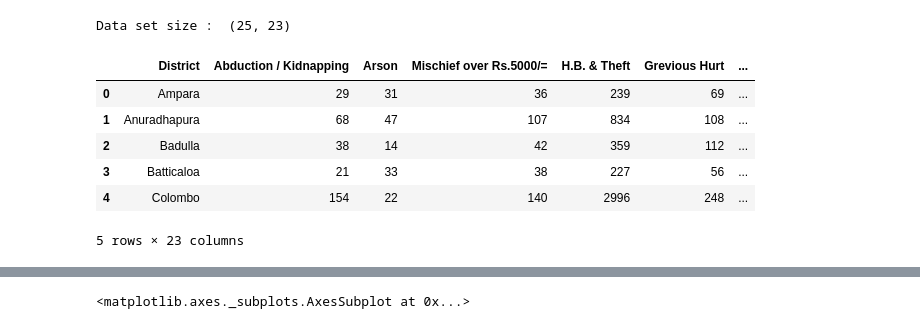
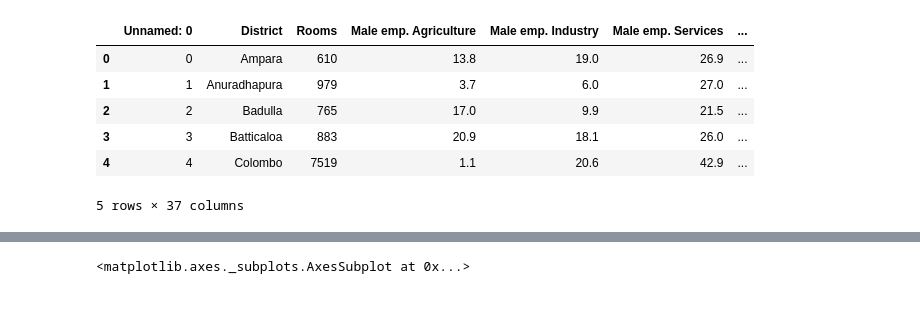
Before and after one commit to PraAnj/gov.lk.data.analysis, a Jupyter notebook: src/geo_maps.ipynb, the cells around one changed output, grey strips where cells are left out. Saved outputs shown, nothing was run; the diff lists cells and outputs as text; code cells hidden in the pictures.

```diff
--- a/src/geo_maps.ipynb
+++ b/src/geo_maps.ipynb
@@ -4,34 +4,16 @@ import pandas as pd
 import numpy as np
 import matplotlib.pyplot as plt
 import geopandas as gpd
-# %%
-#load crime data
-crime_data = pd.read_csv('../data/Crime_data_2012.csv')
-
-crime_data = crime_data.T
-
-column_names = crime_data.iloc[0]
-columns = column_names.tolist()
-crime_data.columns = columns
-
-crime_data = crime_data.iloc[1:]
-crime_data = crime_data.sort_index()
-
-crime_data.to_csv('out.csv')
-crime_data = pd.read_csv('out.csv')
-crime_data.rename(columns={'Unnamed: 0':'District'},inplace=True)
-#crime_data.set_index("District",drop=True,inplace=True)
-
-print("Data set size : ", crime_data.shape)
-
-crime_data.head()
-# %% [output]
-Data set size :  (25, 23)
-|  | District | Abduction / Kidnapping | Arson | Mischief over Rs.5000/= | H.B. & Theft | Grevious Hurt | ... |
-| 0 | Ampara | 29 | 31 | 36 | 239 | 69 | ... |
-| 1 | Anuradhapura | 68 | 47 | 107 | 834 | 108 | ... |
-| 2 | Badulla | 38 | 14 | 42 | 359 | 112 | ... |
-| 3 | Batticaloa | 21 | 33 | 38 | 227 | 56 | ... |
-| 4 | Colombo | 154 | 22 | 140 | 2996 | 248 | ... |
-5 rows × 23 columns
+# %%
+#load integrated data
+total_dataset = pd.read_csv('../data/integrated_data.csv')
+total_dataset.head()
+# %% [output]
+|  | Unnamed: 0 | District | Rooms | Male emp. Agriculture | Male emp. Industry | Male emp. Services | ... |
+| 0 | 0 | Ampara | 610 | 13.8 | 19.0 | 26.9 | ... |
+| 1 | 1 | Anuradhapura | 979 | 3.7 | 6.0 | 27.0 | ... |
+| 2 | 2 | Badulla | 765 | 17.0 | 9.9 | 21.5 | ... |
+| 3 | 3 | Batticaloa | 883 | 20.9 | 18.1 | 26.0 | ... |
+| 4 | 4 | Colombo | 7519 | 1.1 | 20.6 | 42.9 | ... |
+5 rows × 37 columns
 # %%
```
Also changed, not shown: parts of 4 cells of this notebook.
